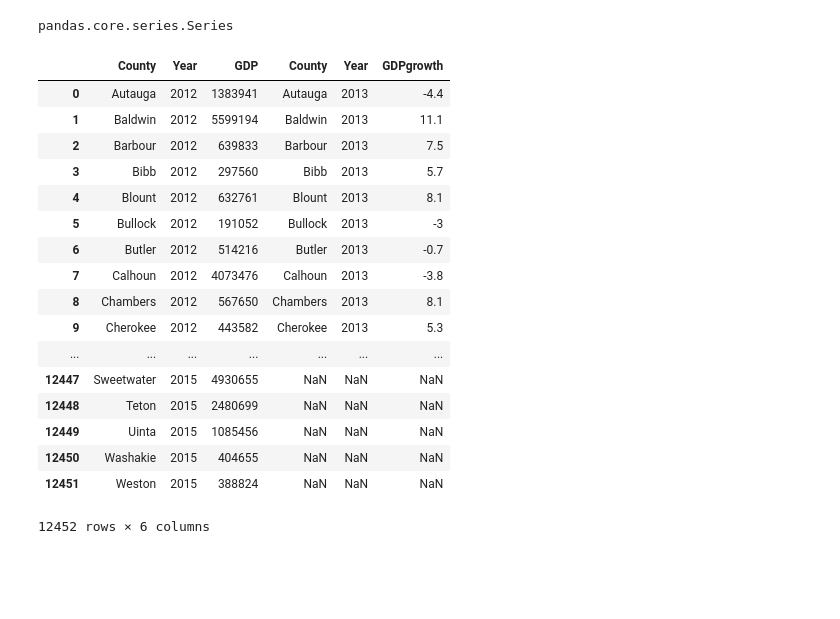
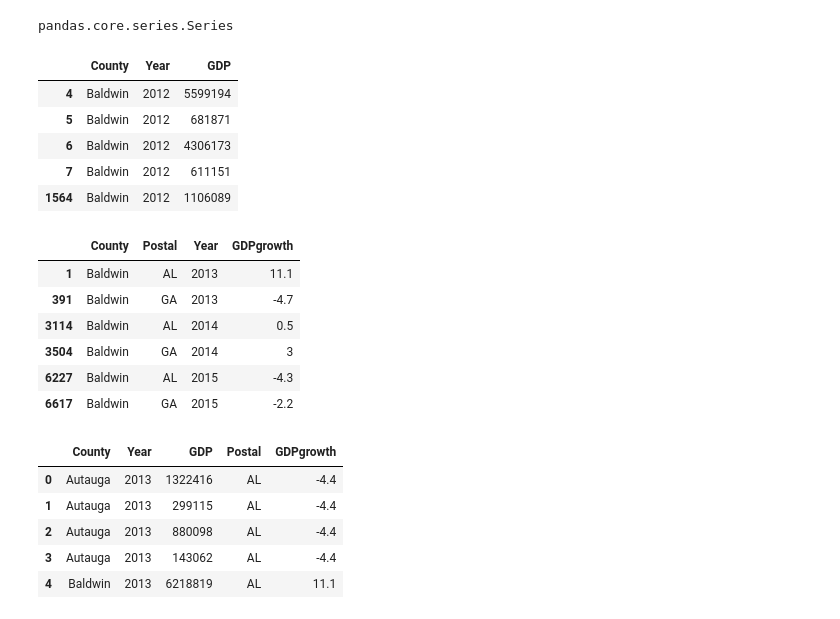
Before and after one commit to ce-r/steps, a Jupyter notebook: capstone-PRACTICE-Andrea.ipynb, the cells around one changed output. Cells and saved outputs as stored; diff of their text form; code cells hidden in the pictures; blank space fills up the shorter version.

```diff
--- a/capstone-PRACTICE-Andrea.ipynb
+++ b/capstone-PRACTICE-Andrea.ipynb
@@ -53,8 +41,10 @@ gdp1.head()
 | 5 | 01001 | Autauga | AL | 4.0 | Government and government enterpr... | 149055 | 143062 | 140893 | 141294 |
 | 6 | 01003 | Baldwin | AL | 1.0 | All Industries | 5599194 | 6218819 | 6247887 | 5981958 |
 # %%
-gdp_l = gdp1[gdp1['LineCode']==1.0]
+# gdp_l = gdp1[gdp1['LineCode']==1.0]
 #gdp_last = pd.melt(gdp_last, id_vars='County')
-gdp_l.drop(['FIPS','LineCode','IndustryName','Postal'],axis=1,inplace=True)
-gdp_l
+gdp1.drop(['FIPS','LineCode','IndustryName'],axis=1,inplace=True)
+# drop ,'IndustryName','Postal'
+# removed: inplace=True
+gdp1.head()
 # %% [output]
@@ -79,4 +57,4 @@ gdp_l
 # %%
-gdp_last = pd.melt(gdp_l,id_vars='County', var_name='Year', value_name='GDP')
-gdp_last
+gdp_last = pd.melt(gdp1,id_vars=['County','Postal'], var_name='Year', value_name='GDP')
+gdp_last.head()
 # %% [output]
@@ -100,0 +86,3 @@ gdp_last
+# %%
+# gdpca = gdp_last.drop('Postal',axis=1,inplace=True)
+gdp_last.drop('Postal',axis=1,inplace=True)
@@ -155,4 +131,4 @@ growth_l
 # %%
-growth_last = pd.melt(growth_l,id_vars='County',var_name='Year',value_name='GDPgrowth')
-growth_last
+growth_ca = pd.melt(growth1,id_vars=['County','Postal'],var_name='Year',value_name='GDPgrowth')
+growth_ca.head()
 # %% [output]
@@ -442,29 +286,32 @@ type(unemp_last['Year'])
 # %% [output]
 pandas.core.series.Series
 # %%
-gdp_last[gdp_last['']]
+gdp_last[gdp_last['County']=='Baldwin'].head()
+# %% [output]
+|  | County | Year | GDP |
+| 4 | Baldwin | 2012 | 5599194 |
+| 5 | Baldwin | 2012 | 681871 |
+| 6 | Baldwin | 2012 | 4306173 |
+| 7 | Baldwin | 2012 | 611151 |
+| 1564 | Baldwin | 2012 | 1106089 |
 # %%
-growth_last[growth_last]
+growth_last[growth_last['County']=='Baldwin']
+# %% [output]
+|  | County | Postal | Year | GDPgrowth |
+| 1 | Baldwin | AL | 2013 | 11.1 |
+| 391 | Baldwin | GA | 2013 | -4.7 |
+| 3114 | Baldwin | AL | 2014 | 0.5 |
+| 3504 | Baldwin | GA | 2014 | 3 |
+| 6227 | Baldwin | AL | 2015 | -4.3 |
+| 6617 | Baldwin | GA | 2015 | -2.2 |
 # %%
-gg= pd.concat([gdp_last,growth_last],axis=1)
-gg
+gg= pd.merge(gdp_last,growth_last,on=['County','Year'])
+gg.head()
 # %% [output]
-|  | County | Year | GDP | County | Year | GDPgrowth |
-| 0 | Autauga | 2012 | 1383941 | Autauga | 2013 | -4.4 |
-| 1 | Baldwin | 2012 | 5599194 | Baldwin | 2013 | 11.1 |
-| 2 | Barbour | 2012 | 639833 | Barbour | 2013 | 7.5 |
-| 3 | Bibb | 2012 | 297560 | Bibb | 2013 | 5.7 |
-| 4 | Blount | 2012 | 632761 | Blount | 2013 | 8.1 |
-| 5 | Bullock | 2012 | 191052 | Bullock | 2013 | -3 |
-| 6 | Butler | 2012 | 514216 | Butler | 2013 | -0.7 |
-| 7 | Calhoun | 2012 | 4073476 | Calhoun | 2013 | -3.8 |
-| 8 | Chambers | 2012 | 567650 | Chambers | 2013 | 8.1 |
-| 9 | Cherokee | 2012 | 443582 | Cherokee | 2013 | 5.3 |
-| ... | ... | ... | ... | ... | ... | ... |
-| 12447 | Sweetwater | 2015 | 4930655 | NaN | NaN | NaN |
-| 12448 | Teton | 2015 | 2480699 | NaN | NaN | NaN |
-| 12449 | Uinta | 2015 | 1085456 | NaN | NaN | NaN |
-| 12450 | Washakie | 2015 | 404655 | NaN | NaN | NaN |
-| 12451 | Weston | 2015 | 388824 | NaN | NaN | NaN |
+|  | County | Year | GDP | Postal | GDPgrowth |
+| 0 | Autauga | 2013 | 1322416 | AL | -4.4 |
+| 1 | Autauga | 2013 | 299115 | AL | -4.4 |
+| 2 | Autauga | 2013 | 880098 | AL | -4.4 |
+| 3 | Autauga | 2013 | 143062 | AL | -4.4 |
+| 4 | Baldwin | 2013 | 6218819 | AL | 11.1 |
-12452 rows × 6 columns
 # %%
```
Also changed, not shown: parts of 32 cells of this notebook.
